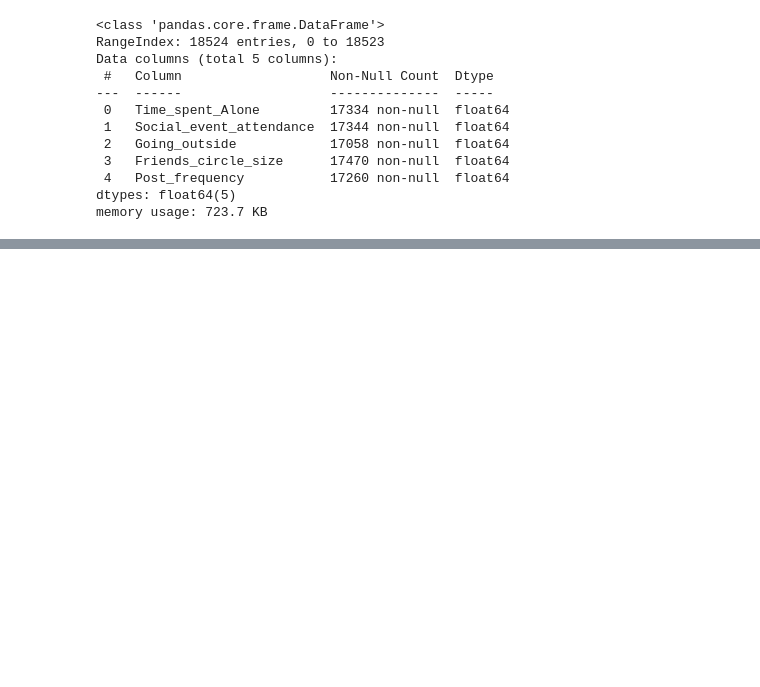
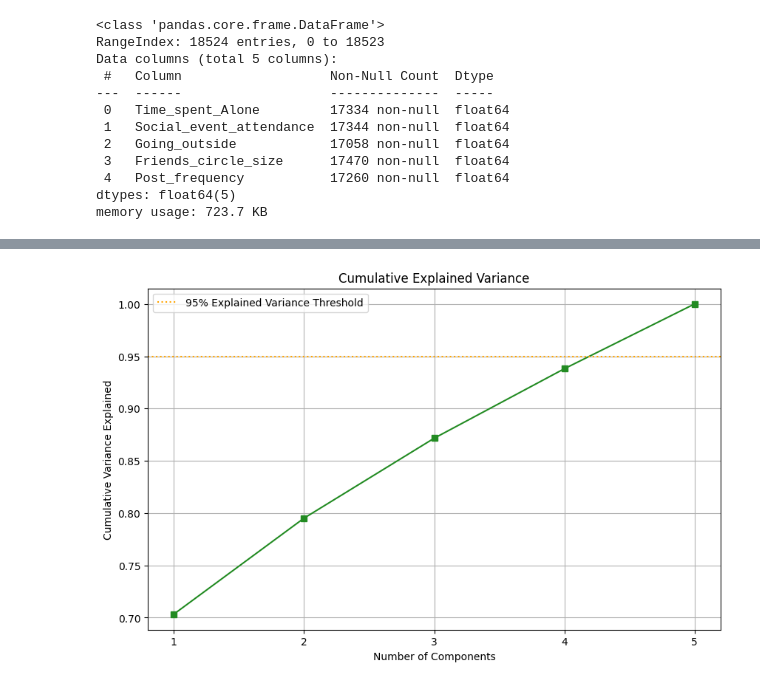
Before and after one commit to basdm96/Code-and-examples, a Jupyter notebook: Projects/Extrovert vs. Introvert Behavior Data/Untitled-Copy1.ipynb, the cells around one changed output, grey strips where cells are left out. Saved outputs shown, nothing was run; the diff lists cells and outputs as text; code cells hidden in the pictures; blank space fills up the shorter version.

```diff
--- a/Projects/Extrovert vs. Introvert Behavior Data/Untitled-Copy1.ipynb
+++ b/Projects/Extrovert vs. Introvert Behavior Data/Untitled-Copy1.ipynb
@@ -94,7 +94,7 @@ dft1 = pd.DataFrame(imputer.fit_transform(dft1), columns=dft1.columns)
 # %%
 from sklearn.preprocessing import RobustScaler
 # %%
-robust_scaler = robustScaler()
+robust_scaler = RobustScaler()
 # %%
 # df1 = robust_scaler.fit_transform(df1)
 # %%
@@ -101,0 +105,5 @@ dft1 = pd.DataFrame(robust_scaler.fit_transform(dft1), columns=dft1.columns, ind
+# %%
+# Fit PCA to get eigenvalues
+pca = PCA(n_components=dft1.shape[1])
+pca.fit(dft1)
+eigenvalues = pca.explained_variance_
@@ -101,0 +140,32 @@ dft1 = pd.DataFrame(robust_scaler.fit_transform(dft1), columns=dft1.columns, ind
+# %%
+# --- Plot 2: Cumulative Variance (Adaptable with Fallback Test) ---
+
+# Set the threshold
+variance_threshold = 0.95
+threshold_met = True # Flag to check if the threshold was met
+
+# --- Calculations ---
+cumulative_variance = np.cumsum(pca.explained_variance_ratio_)
+try:
+    n_comp_variance = np.where(cumulative_variance >= variance_threshold)[0][0] + 1
+except IndexError:
+
+    threshold_met = False
+    n_comp_variance = len(cumulative_variance)
+    max_variance_val = cumulative_variance[-1]
+
+# --- Plotting (The plot will still render correctly) ---
+plt.figure(figsize=(10, 6))
+plt.plot(range(1, len(cumulative_variance) + 1), cumulative_variance, 's-', color='forestgreen')
+plt.title('Cumulative Explained Variance')
+plt.xlabel('Number of Components')
+plt.ylabel('Cumulative Variance Explained')
+
+plt.axhline(y=variance_threshold, color='orange', linestyle=':', label=f'{int(variance_threshold*100)}% Explained Variance Threshold')
+
+plt.legend()
+plt.xticks(range(1, len(eigenvalues) + 1))
+plt.grid(True)
+plt.show()
+# %% [output]
+[figure, added]
```
Also changed, not shown: parts of 6 cells of this notebook, 17 other files.
